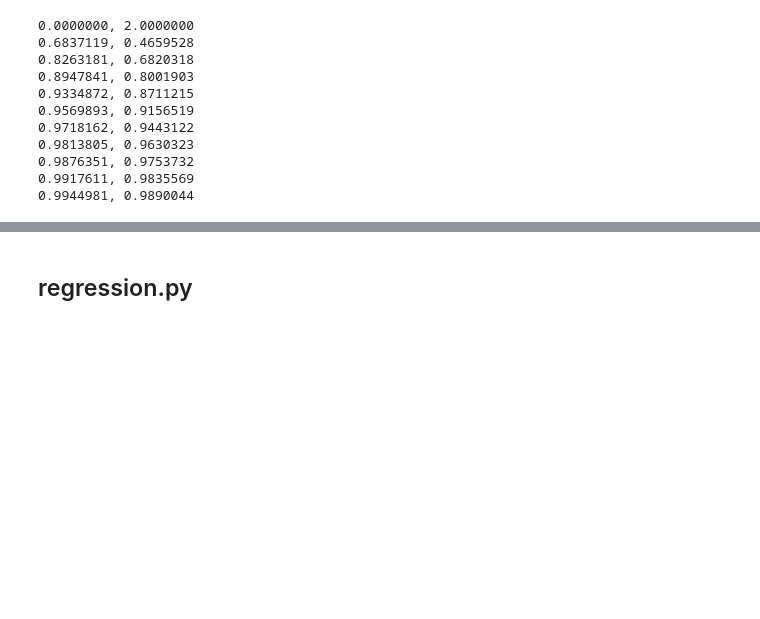
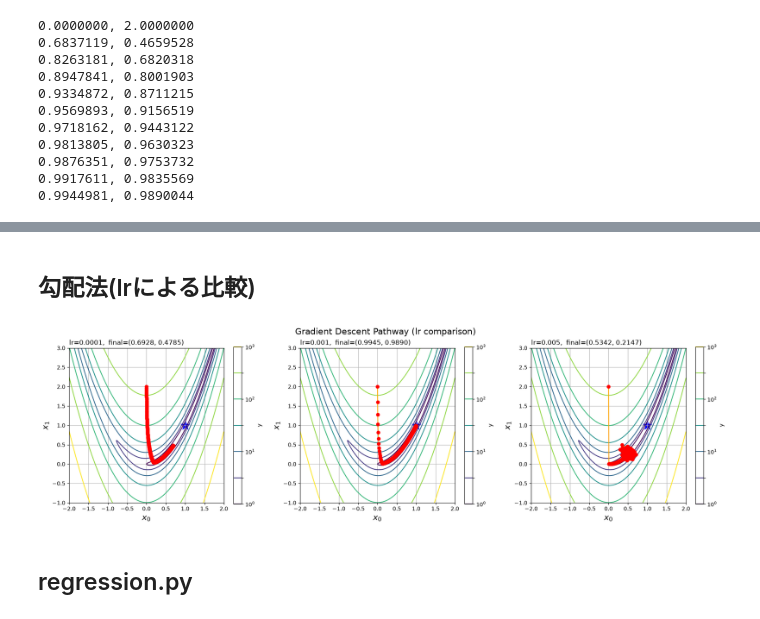
Before and after one commit to kyoropppp/2606_zero5, a Jupyter notebook: deep-learning-from-scratch-5/notebooks/06_pytorch.ipynb, the cells around one changed output, grey strips where cells are left out. Cells and saved outputs as stored; diff of their text form; code cells hidden in the pictures; blank space fills up the shorter version.

Commit message:
nb06: add lr comparison

```diff
--- a/deep-learning-from-scratch-5/notebooks/06_pytorch.ipynb
+++ b/deep-learning-from-scratch-5/notebooks/06_pytorch.ipynb
@@ -203,21 +203,24 @@ x1 = torch.tensor(2.0, requires_grad=True)
 
 history = [(x0.item(), x1.item())]  # 初期点を履歴に追加
 
-for i in range(iters):
-    if i % 1000 == 0:
-        print(f"{x0.item():.7f}, {x1.item():.7f}") # float32 の仮数部は 23 bit なので有効数字は約7桁(2^23 ≈ 10^7.2)
-    y = rosenbrock(x0, x1)
+# 勾配法の更新処理
+def run_gradient(x0, x1, lr, iters, history, display_interval=True):
+    for i in range(iters):
+        if i % 1000 == 0 and display_interval:
+            print(f"{x0.item():.7f}, {x1.item():.7f}") # float32 の仮数部は 23 bit なので有効数字は約7桁(2^23 ≈ 10^7.2)
+        y = rosenbrock(x0, x1)
 
-    y.backward()
+        y.backward()
 
-    x0.data -= lr * x0.grad.data
-    x1.data -= lr * x1.grad.data
+        x0.data -= lr * x0.grad.data
+        x1.data -= lr * x1.grad.data
 
-    x0.grad.zero_()
-    x1.grad.zero_()
+        x0.grad.zero_()
+        x1.grad.zero_()
 
-    history.append((x0.item(), x1.item()))
+        history.append((x0.item(), x1.item()))
 
+run_gradient(x0, x1, lr, iters, history)
 print(f"{x0.item():.7f}, {x1.item():.7f}")
 # %% [output]
 0.0000000, 2.0000000
@@ -255,2 +260,27 @@ plt.show()
+# %% [markdown]
+## 勾配法(lrによる比較)
+# %%
+import torch
+from matplotlib.colors import LogNorm
+
+lr_list = [0.0001, 0.001, 0.005]
+iters = 10000
+
+fig, axes = plt.subplots(1, 3, figsize=(18, 5), facecolor='white')
+fig.suptitle('Gradient Descent Pathway (lr comparison)', fontsize=16)
+
+for ax, lr in zip(axes, lr_list):
+    x0 = torch.tensor(0.0, requires_grad=True)
+    x1 = torch.tensor(2.0, requires_grad=True)
+    history = [(x0.item(), x1.item())]
+    run_gradient(x0, x1, lr, iters, history, display_interval=False)
+    xs, ys = zip(*history)
+    display_gradient_descent_pathway(xs, ys, x0_grid, x1_grid, y_grid, levs, iters, lr, ax=ax)
+    ax.set_title(f'lr={lr},  final=({xs[-1]:.4f}, {ys[-1]:.4f})', loc='left')
+
+plt.tight_layout()
+plt.show()
+# %% [output]
+[figure, added]
 # %% [markdown]
 ## regression.py
```
Also changed, not shown: parts of 4 cells of this notebook.
